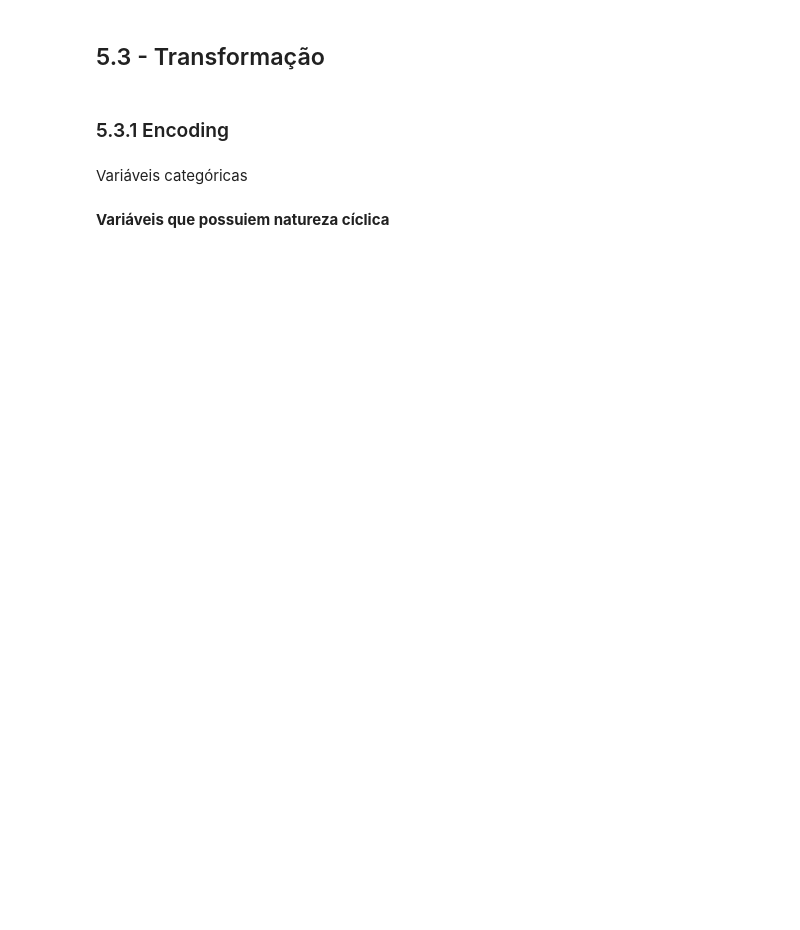
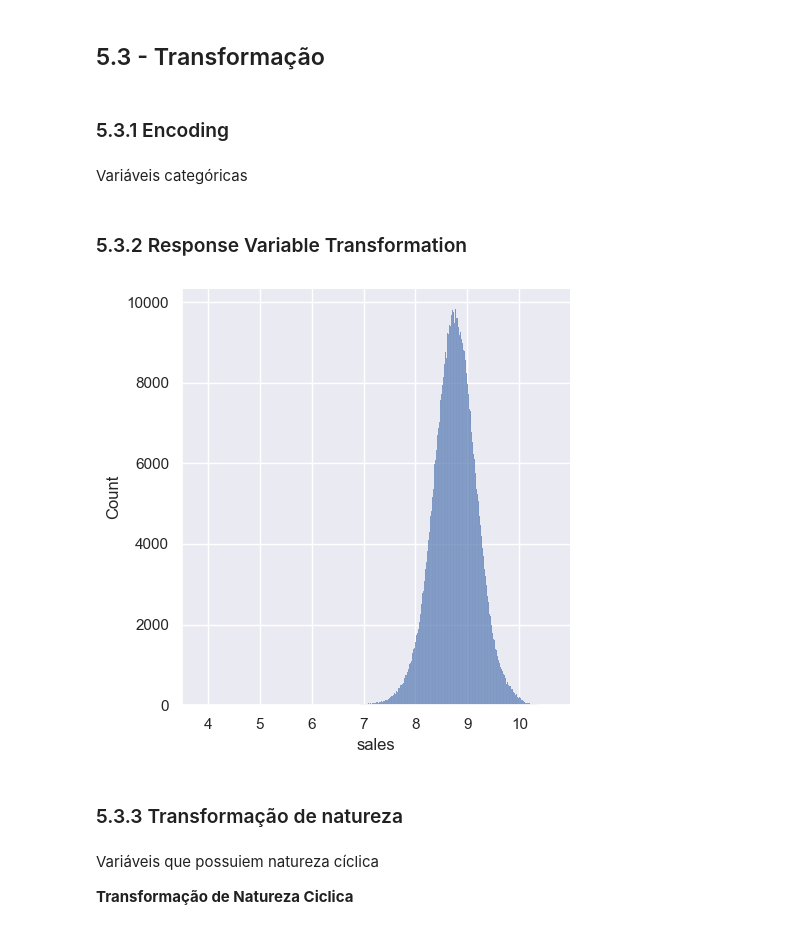
Before and after one commit to marcos-ale-fonseca/DataScienceEmProducao, a Jupyter notebook: m05_v01_store_sales_predictions.ipynb, the cells around one changed output. Saved outputs shown, nothing was run; the diff lists cells and outputs as text; code cells hidden in the pictures; blank space fills up the shorter version.

```diff
--- a/m05_v01_store_sales_predictions.ipynb
+++ b/m05_v01_store_sales_predictions.ipynb
@@ -475,7 +475,7 @@ df2['month'] = df2['date'].dt.month
 df2['day'] = df2['date'].dt.day
 
 # week of year
-df2['week_of_year'] = df2['date'].dt.day_name()
+df2['week_of_year'] = df2['date'].dt.isocalendar().week
 
 # year week
 df2['year_week'] = df2['date'].dt.strftime( '%Y-%W' )
@@ -1006,6 +1010,18 @@ df5['store_type'] = le.fit_transform( df5['store_type'] )
 # assortment - Ordinal Enconding
 assortment_dict = { 'basic': 1, 'extra': 2, 'extended': 3 }
 df5['assortment'] = df5['assortment'].map( assortment_dict )
+# %% [markdown]
+### 5.3.2 Response Variable Transformation
+# %%
+df5['sales'] = np.log1p(df5['sales'])
+# %%
+sns.displot(df5['sales']);
+# %% [output]
+[figure, added]
+# %% [markdown]
+### 5.3.3 Transformação de natureza
 # %% [markdown]
-**Variáveis que possuiem natureza cíclica**
+Variáveis que possuiem natureza cíclica
+
+**Transformação de Natureza Ciclica**
 # %%
```
Also changed, not shown: parts of 11 cells of this notebook.
